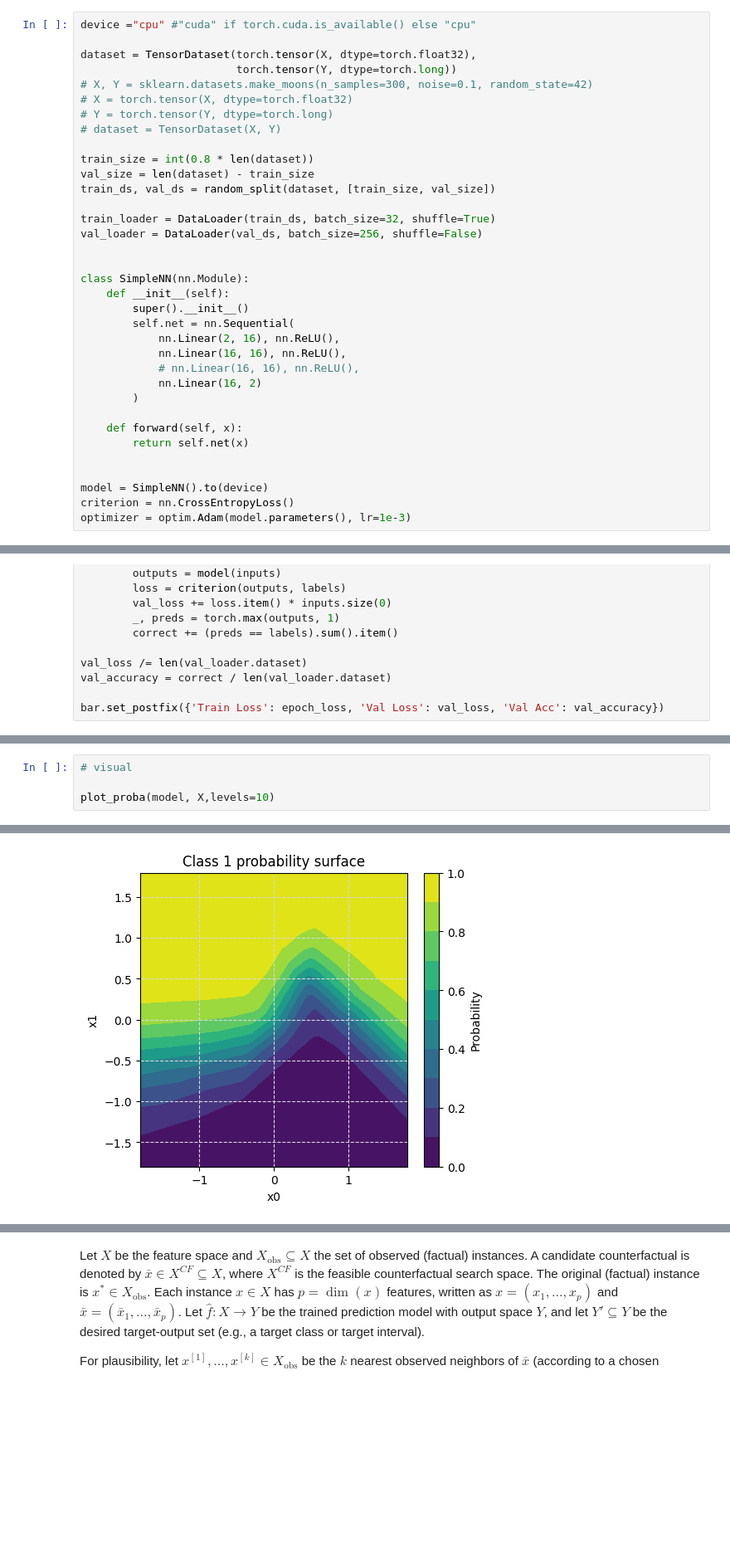
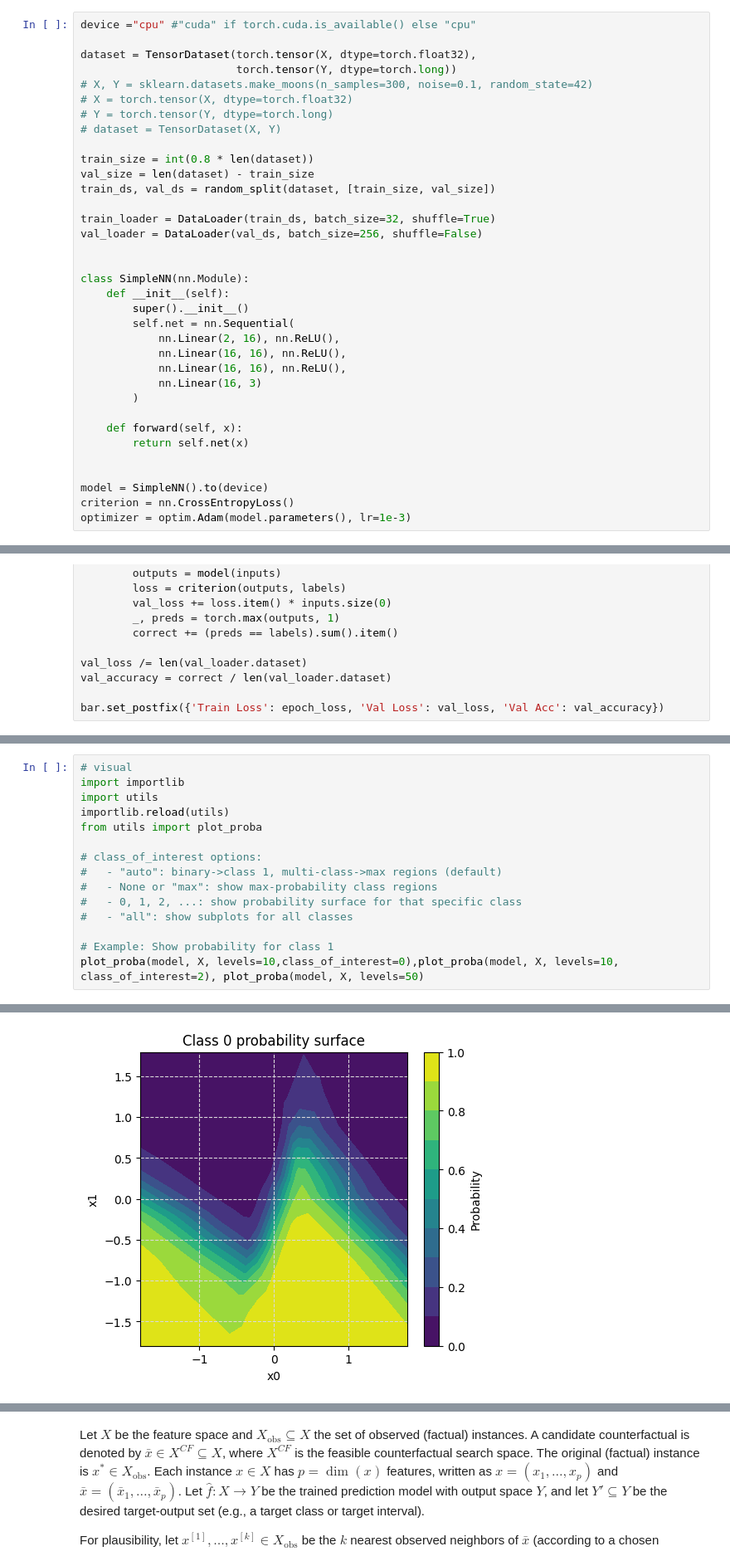
Before and after one commit to 42logos/uamocf, a Jupyter notebook: nd_mmo.ipynb, the cells around one changed output, grey strips where cells are left out. Shown at 83% size. Drawn from its saved outputs; the diff is of its cells as text; blank space fills up the shorter version.

Commit message:
add the multiclass prob

```diff
--- a/nd_mmo.ipynb
+++ b/nd_mmo.ipynb
@@ -225,8 +457,8 @@ class SimpleNN(nn.Module):
         self.net = nn.Sequential(
             nn.Linear(2, 16), nn.ReLU(),
             nn.Linear(16, 16), nn.ReLU(),
-            # nn.Linear(16, 16), nn.ReLU(),
-            nn.Linear(16, 2)
+            nn.Linear(16, 16), nn.ReLU(),
+            nn.Linear(16, 3)
         )
 
     def forward(self, x):
@@ -278,5 +518,16 @@ bar.set_postfix({'Train Loss': epoch_loss, 'Val Loss': val_loss, 'Val Acc': val_
 # %%
 # visual
+import importlib
+import utils
+importlib.reload(utils)
+from utils import plot_proba
 
-plot_proba(model, X,levels=10)
+# class_of_interest options:
+#   - "auto": binary->class 1, multi-class->max regions (default)
+#   - None or "max": show max-probability class regions
+#   - 0, 1, 2, ...: show probability surface for that specific class
+#   - "all": show subplots for all classes
+
+# Example: Show probability for class 1
+plot_proba(model, X, levels=10,class_of_interest=0),plot_proba(model, X, levels=10, class_of_interest=2), plot_proba(model, X, levels=50)
 # %% [output]
@@ -285 +540 @@ plot_proba(model, X,levels=10)
-[figure, old version]
+[figure, new version]
```
Also changed, not shown: parts of 23 cells of this notebook, 2 other files.
